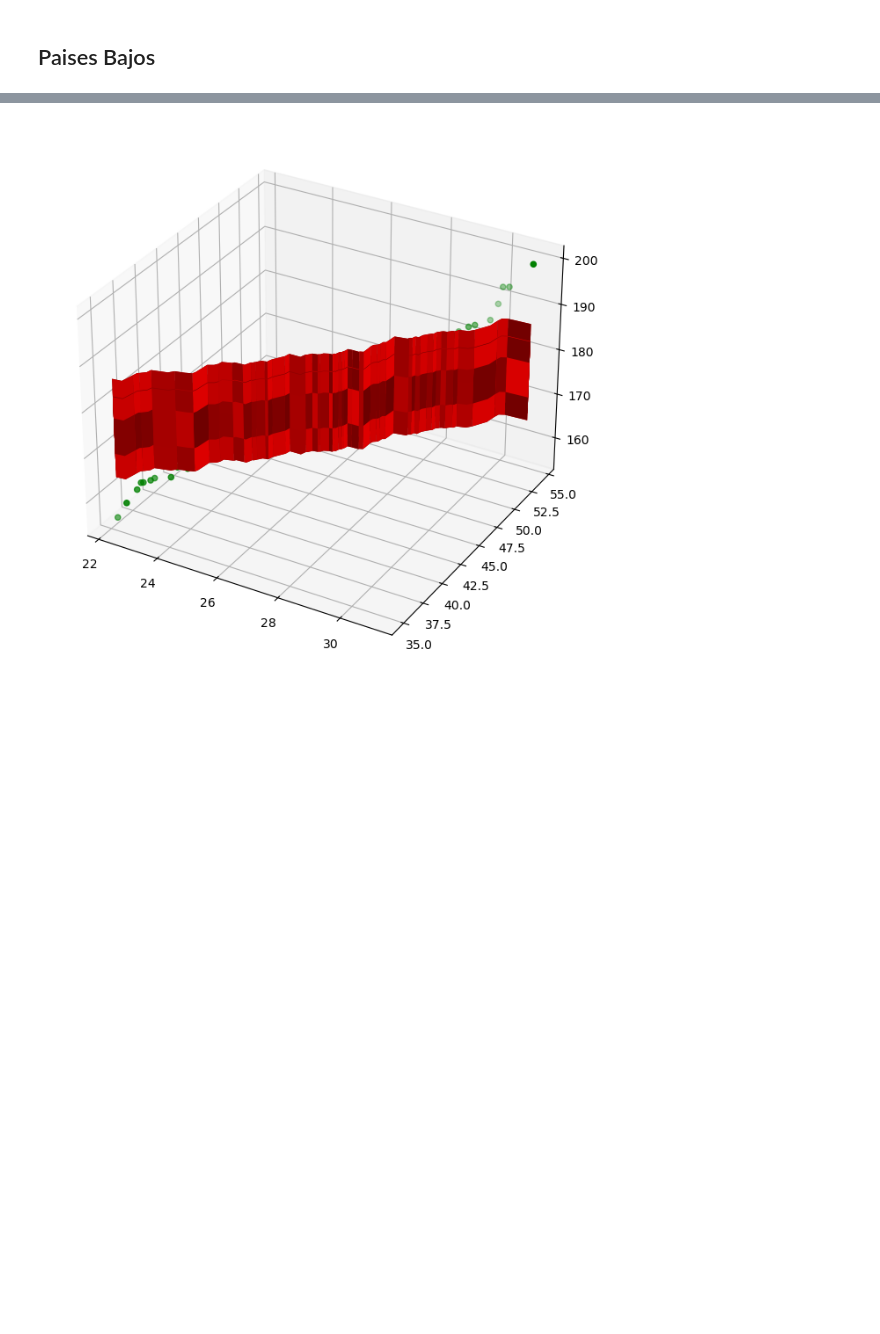
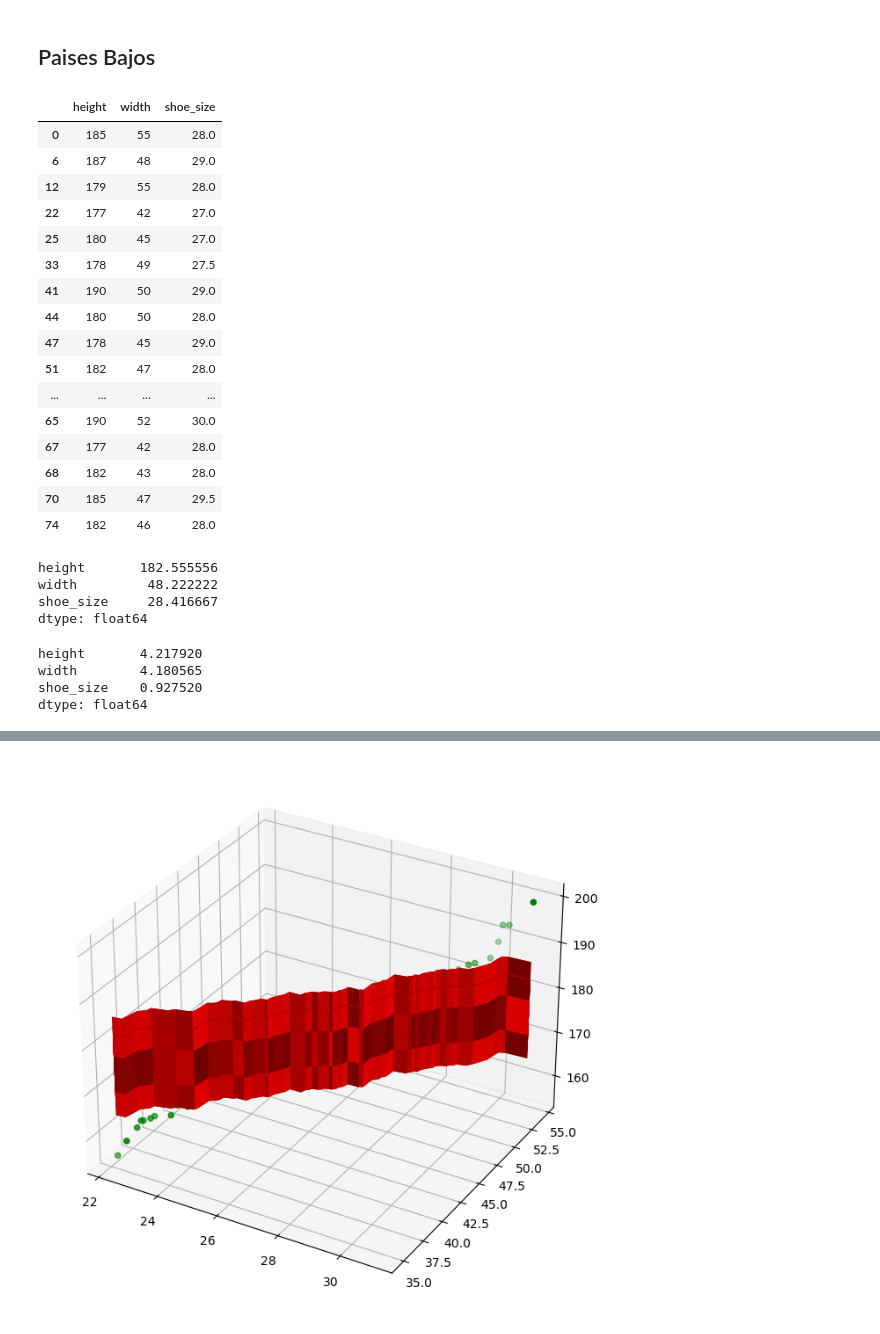
Before and after one commit to Roi-flores13/proyecto-_optima, a Jupyter notebook: predictor_altura.ipynb, the cells around one changed output, grey strips where cells are left out. Drawn from its saved outputs; the diff is of its cells as text; code cells hidden in the pictures; blank space fills up the shorter version.

```diff
--- a/predictor_altura.ipynb
+++ b/predictor_altura.ipynb
@@ -181,0 +215,37 @@ dict = {"height": pb_h, "width": pb_w, "shoe_size": pb_ss}
+# %%
+df = pd.read_csv('datos_gente_1.csv')
+# %%
+df2 = df[df['height'] > 176.5]
+df2
+# %% [output]
+|  | height | width | shoe_size |
+| 0 | 185 | 55 | 28.0 |
+| 6 | 187 | 48 | 29.0 |
+| 12 | 179 | 55 | 28.0 |
+| 22 | 177 | 42 | 27.0 |
+| 25 | 180 | 45 | 27.0 |
+| 33 | 178 | 49 | 27.5 |
+| 41 | 190 | 50 | 29.0 |
+| 44 | 180 | 50 | 28.0 |
+| 47 | 178 | 45 | 29.0 |
+| 51 | 182 | 47 | 28.0 |
+| ... | ... | ... | ... |
+| 65 | 190 | 52 | 30.0 |
+| 67 | 177 | 42 | 28.0 |
+| 68 | 182 | 43 | 28.0 |
+| 70 | 185 | 47 | 29.5 |
+| 74 | 182 | 46 | 28.0 |
+# %%
+df2.mean()
+# %% [output]
+height       182.555556
+width         48.222222
+shoe_size     28.416667
+dtype: float64
+# %%
+df2.std()
+# %% [output]
+height       4.217920
+width        4.180565
+shoe_size    0.927520
+dtype: float64
```
Also changed, not shown: parts of 28 cells of this notebook.
